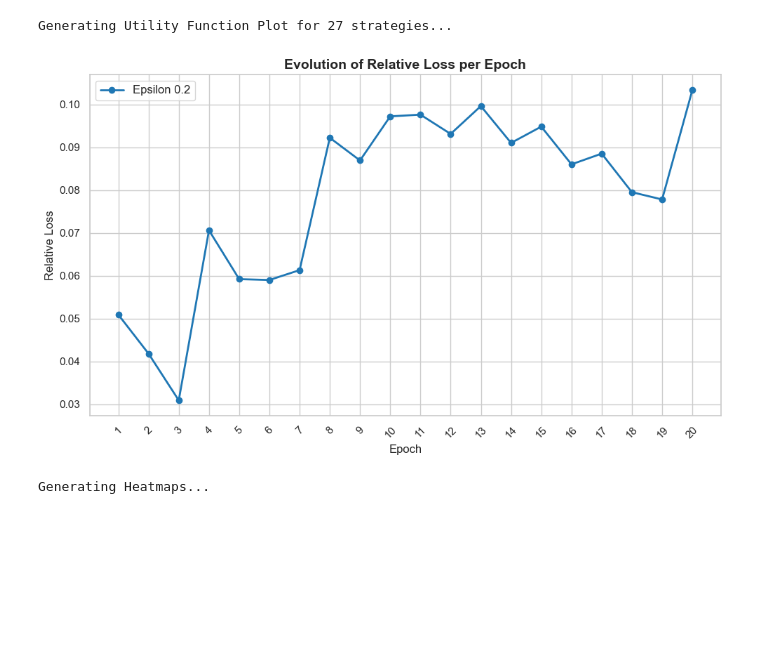
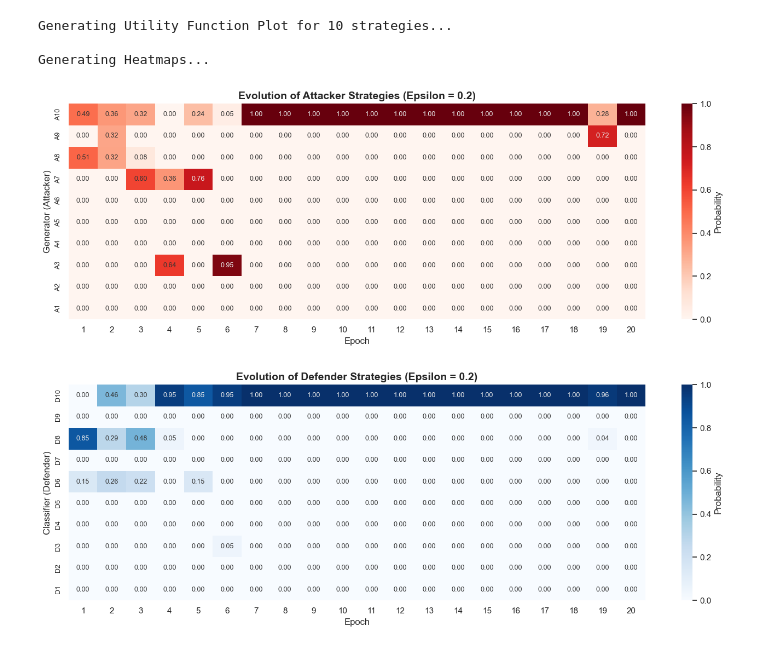
Before and after one commit to guillemolivart/Adversarial-Attacks-on-Neural-Networks-A-Game-Theory-Approach, a Jupyter notebook: notebooks/display/nash_equilibria.ipynb, the cells around one changed output. Cells and saved outputs as stored; diff of their text form; code cells hidden in the pictures; blank space fills up the shorter version.

```diff
--- a/notebooks/display/nash_equilibria.ipynb
+++ b/notebooks/display/nash_equilibria.ipynb
@@ -66,8 +66,8 @@ def plot_strategies_heatmap(csv_path, epsilon_label, size, attacker_labels=None,
     cols_A = [c for c in df_eq.columns if c.startswith('A')]
     cols_D = [c for c in df_eq.columns if c.startswith('D')]
 
-    attacker_labels = (attacker_labels or cols_A)[:len(cols_A)]
-    defender_labels = (defender_labels or cols_D)[:len(cols_D)]
+    attacker_labels = [f"A{i+1}" for i in range(len(cols_A))]
+    defender_labels = [f"D{i+1}" for i in range(len(cols_D))]
 
     data_A = df_eq[cols_A].values.T
     data_D = df_eq[cols_D].values.T
@@ -80,7 +80,18 @@ def plot_strategies_heatmap(csv_path, epsilon_label, size, attacker_labels=None,
     figA, axA = plt.subplots(figsize=(fig_width, fig_h_A))
 
     sns.heatmap(data_A, cmap="Reds", ax=axA, vmin=0, vmax=1,
-                xticklabels=df_eq['Epoch'], yticklabels=attacker_labels, cbar_kws={'label': 'Probability'})
+                xticklabels=df_eq['Epoch'], yticklabels=attacker_labels,
+                annot=True, fmt=".2f", annot_kws={"size": 9},
+                cbar_kws={'label': 'Probability'})
+
+    for text in axA.texts:
+        if text.get_text():
+            val = float(text.get_text())
+            if val > 0.7:
+                text.set_color("#EBEBEB")
+            else:
+                text.set_color("#333333")
+
     axA.invert_yaxis()
     axA.set_title(f"Evolution of Attacker Strategies (Epsilon = {epsilon_label})", fontsize=14, fontweight='bold')
     axA.set_xlabel('Epoch')
@@ -89,6 +100,7 @@ def plot_strategies_heatmap(csv_path, epsilon_label, size, attacker_labels=None,
 
     figA.tight_layout()
     figA.savefig(f'../../output/figures/nash_plots/strategies_attacker_{size}x{size}_eps_{epsilon_label}.png', dpi=300, bbox_inches='tight')
+    plt.show()
     plt.close(figA)  # Free memory
 
     # FIGURE 2: DEFENDER
@@ -96,7 +108,18 @@ def plot_strategies_heatmap(csv_path, epsilon_label, size, attacker_labels=None,
     figD, axD = plt.subplots(figsize=(fig_width, fig_h_D))
 
     sns.heatmap(data_D, cmap="Blues", ax=axD, vmin=0, vmax=1,
-                xticklabels=df_eq['Epoch'], yticklabels=defender_labels, cbar_kws={'label': 'Probability'})
+                xticklabels=df_eq['Epoch'], yticklabels=defender_labels,
+                annot=True, fmt=".2f", annot_kws={"size": 9},
+                cbar_kws={'label': 'Probability'})
+
+    for text in axD.texts:
+        if text.get_text():
+            val = float(text.get_text())
+            if val > 0.7:
+                text.set_color("#EBEBEB")
+            else:
+                text.set_color("#333333")
+
     axD.invert_yaxis()
     axD.set_title(f"Evolution of Defender Strategies (Epsilon = {epsilon_label})", fontsize=14, fontweight='bold')
     axD.set_xlabel('Epoch')
@@ -105,24 +128,27 @@ def plot_strategies_heatmap(csv_path, epsilon_label, size, attacker_labels=None,
 
     figD.tight_layout()
     figD.savefig(f'../../output/figures/nash_plots/strategies_defender_{size}x{size}_eps_{epsilon_label}.png', dpi=300, bbox_inches='tight')
+    plt.show()
     plt.close(figD)  # Free memory
 # %%
 # EXECUTION OF VISUALIZATIONS
 
-size = 27
+size = 10
 eps = 0.2
 
 file = f'../../output/nash_equilibria/nash_{size}x{size}_eps_{eps}/nash_{size}x{size}_eps_{eps}.csv'
 
 df_preview = pd.read_csv(file, sep=';')
 df_preview.columns = df_preview.columns.str.strip()
 strategy_count = len([c for c in df_preview.columns if c.startswith('A')])
 print(f"Generating Utility Function Plot for {strategy_count} strategies...")
-plot_utility_evolution([file], [f'Epsilon {eps}'], size=size)
+# plot_utility_evolution([file], [f'Epsilon {eps}'], size=size)
 
 print("\nGenerating Heatmaps...")
 plot_strategies_heatmap(file, f'{eps}', size=size, attacker_labels=ATTACKER_LABELS, defender_labels=DEFENDER_LABELS)
 # %% [output]
-Generating Utility Function Plot for 27 strategies...
+Generating Utility Function Plot for 10 strategies...
+
+Generating Heatmaps...
-[figure, old version]
+[figure, new version]
-Generating Heatmaps...
+[figure, added]
```
Also changed, not shown: 7 other files.
